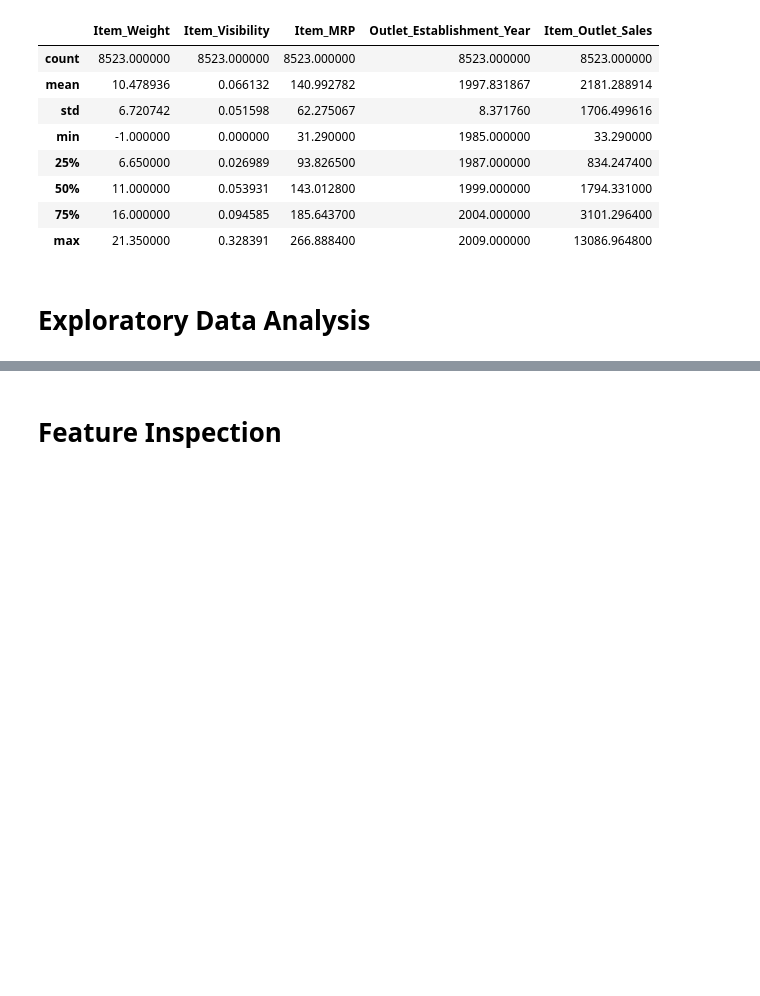
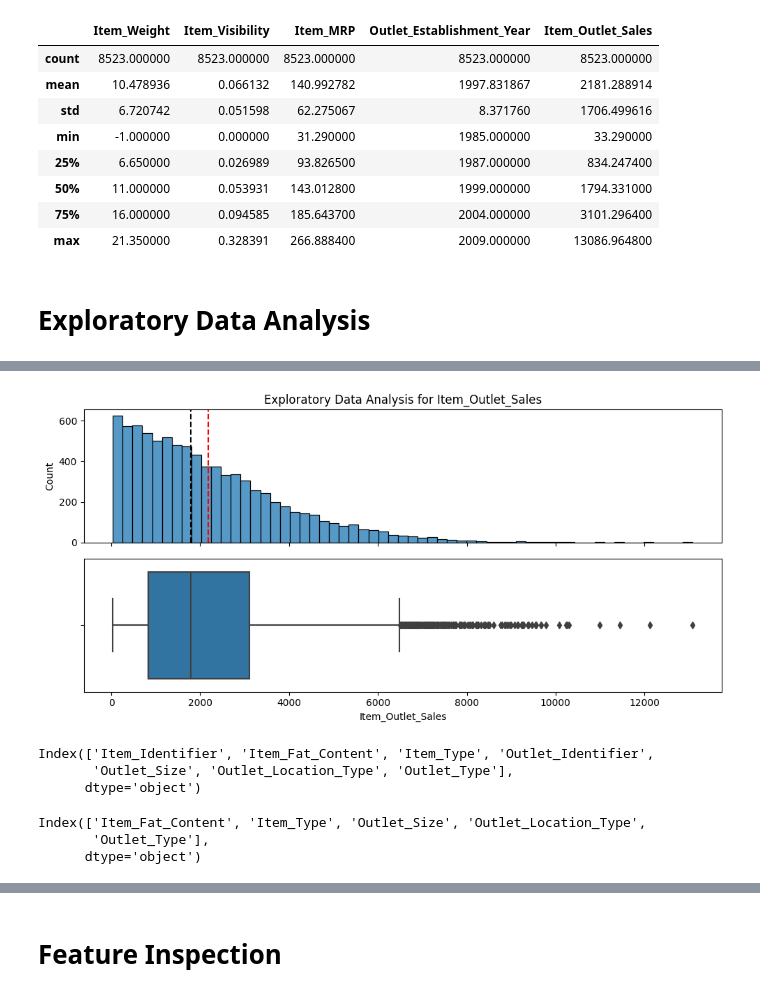
Before and after one commit to GyaviWalls/Prediction-of-Product-Sales, a Jupyter notebook: Prediction_of_Product_Sales.ipynb, the cells around one changed output, grey strips where cells are left out. Drawn from its saved outputs; the diff is of its cells as text; code cells hidden in the pictures; blank space fills up the shorter version.

```diff
--- a/Prediction_of_Product_Sales.ipynb
+++ b/Prediction_of_Product_Sales.ipynb
@@ -364,8 +335,19 @@ def cat_plot(df, col):
+# %%
+plot_hist_and_box(sales_df, numer_cols[3])
+# %% [output]
+[figure, added]
 # %%
 cat_cols = sales_df.select_dtypes('object').columns
 cat_cols
-  28:
+# %% [output]
+Index(['Item_Identifier', 'Item_Fat_Content', 'Item_Type', 'Outlet_Identifier',
+       'Outlet_Size', 'Outlet_Location_Type', 'Outlet_Type'],
+      dtype='object')
 # %%
-dat_cols = cat_cols.drop(['Item_Identifier', 'Outlet_Identifier'])
+cat_cols = cat_cols.drop(['Item_Identifier', 'Outlet_Identifier'])
 cat_cols
+# %% [output]
+Index(['Item_Fat_Content', 'Item_Type', 'Outlet_Size', 'Outlet_Location_Type',
+       'Outlet_Type'],
+      dtype='object')
 # %%
```
Also changed, not shown: parts of 19 cells of this notebook.
